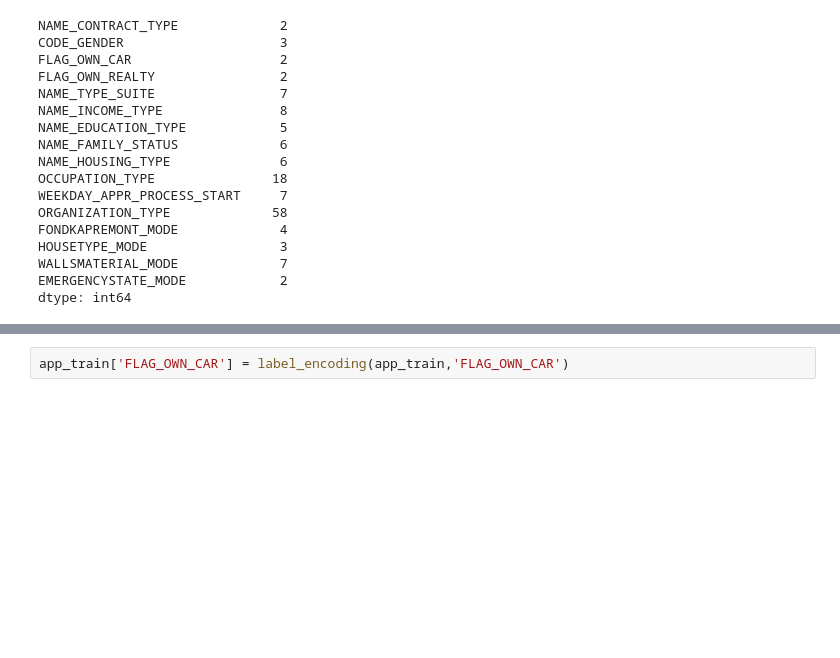
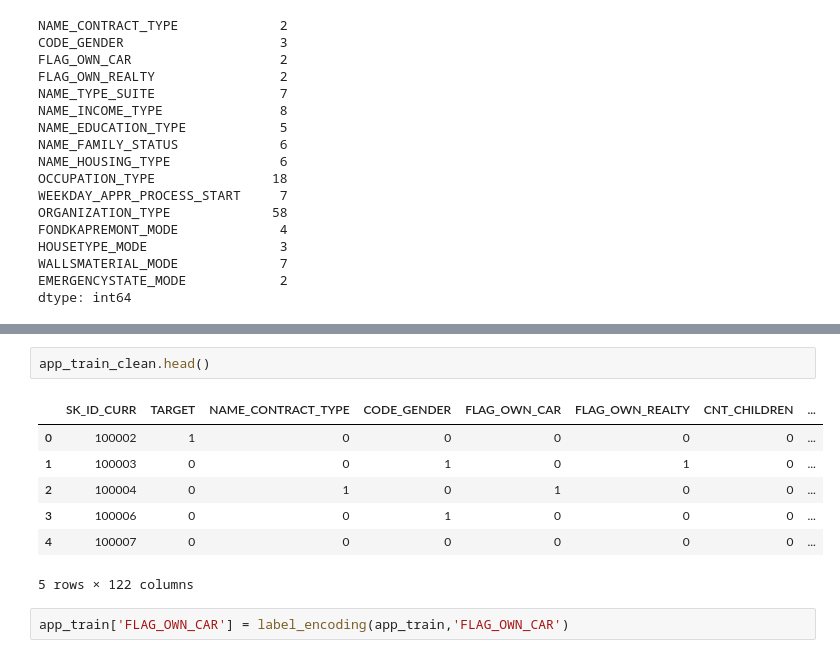
Before and after one commit to haataa/Home-Credit-Default-Risk, a Jupyter notebook: credit_default_predict.ipynb, the cells around one changed output, grey strips where cells are left out. Cells and saved outputs as stored; diff of their text form; blank space fills up the shorter version.

```diff
--- a/credit_default_predict.ipynb
+++ b/credit_default_predict.ipynb
@@ -442,3 +492,13 @@ Index(['Cash loans', 'Revolving loans'], dtype='object')
+# %%
+app_train_clean.head()
+# %% [output]
+|  | SK_ID_CURR | TARGET | NAME_CONTRACT_TYPE | CODE_GENDER | FLAG_OWN_CAR | FLAG_OWN_REALTY | CNT_CHILDREN | ... |
+| 0 | 100002 | 1 | 0 | 0 | 0 | 0 | 0 | ... |
+| 1 | 100003 | 0 | 0 | 1 | 0 | 1 | 0 | ... |
+| 2 | 100004 | 0 | 1 | 0 | 1 | 0 | 0 | ... |
+| 3 | 100006 | 0 | 0 | 1 | 0 | 0 | 0 | ... |
+| 4 | 100007 | 0 | 0 | 0 | 0 | 0 | 0 | ... |
+5 rows × 122 columns
 # %%
 app_train['FLAG_OWN_CAR'] = label_encoding(app_train,'FLAG_OWN_CAR')
 # %% [output]
```
Also changed, not shown: parts of 11 cells of this notebook.
